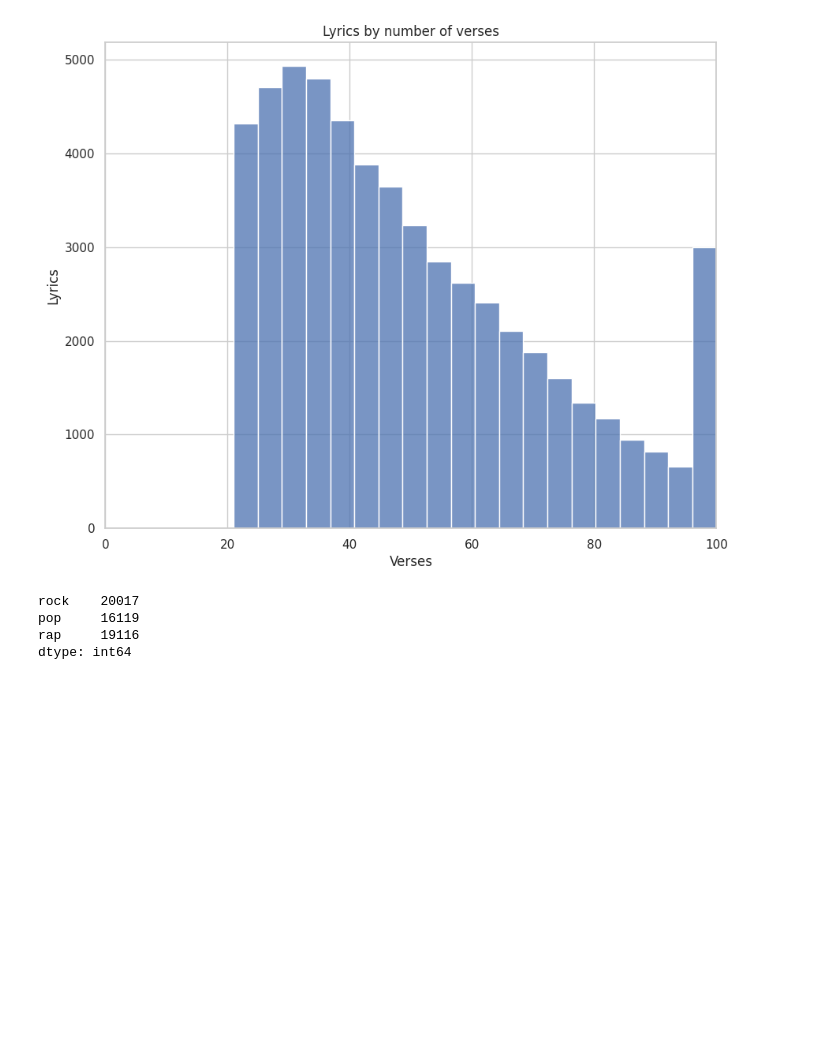
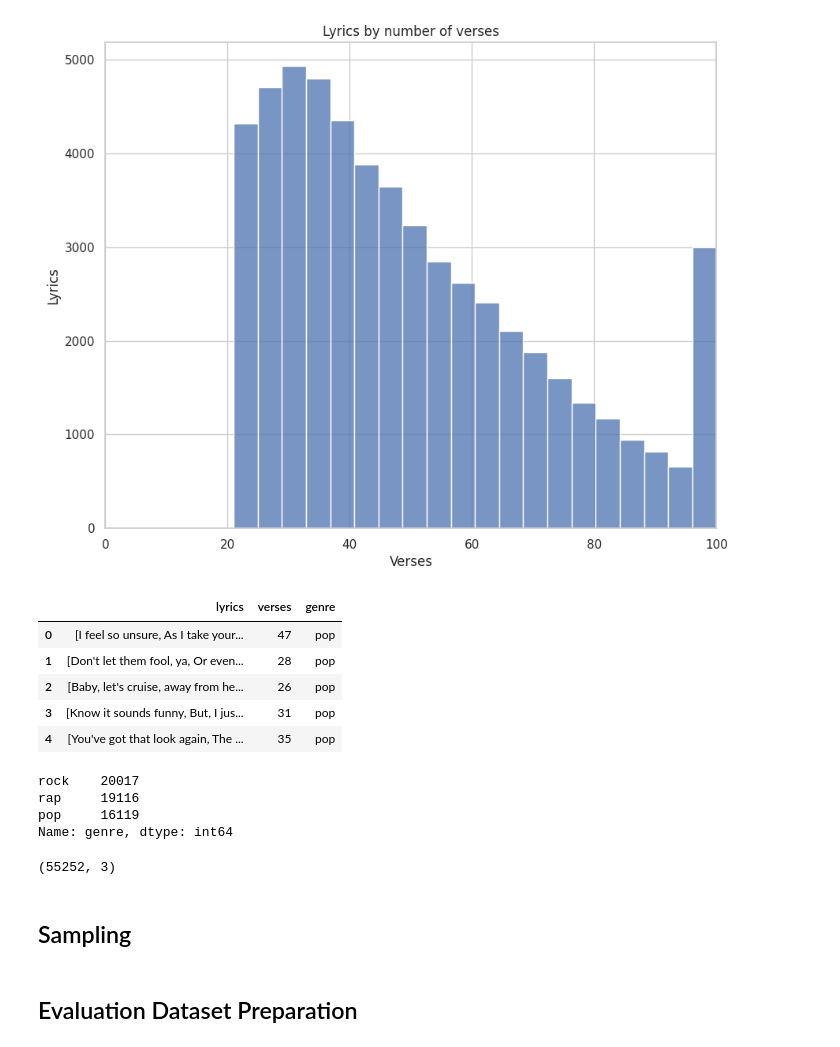
Before and after one commit to mattiapggioli/lyrics2ts, a Jupyter notebook: notebooks/data_preparation.ipynb, the cells around one changed output. Cells and saved outputs as stored; diff of their text form; code cells hidden in the pictures; blank space fills up the shorter version.

Commit message:
prepare evaluation dataset

```diff
--- a/notebooks/data_preparation.ipynb
+++ b/notebooks/data_preparation.ipynb
@@ -236,10 +241,3 @@ ax.set_xlim([0, 100])
 plt.show()
 # %% [output]
 [figure]
-# %%
-df[genre_labels].sum(axis=0)
-# %% [output]
-rock    20017
-pop     16119
-rap     19116
-dtype: int64
@@ -258,0 +244,28 @@ df_sample8k.to_csv('../data/lyrics_sample8k.csv', index=False)
+# %%
+# Map again dummy variables to labels
+df['genre'] = df[['rock', 'pop', 'rap']].apply(lambda x: 'rock' if x[0] == 1 else ('pop' if x[1] == 1 else ('rap' if x[2] == 1 else None)), axis=1)
+
+# Drop dummy variables
+df = df.drop(columns=['rock', 'pop', 'rap'])
+
+df.head()
+# %% [output]
+|  | lyrics | verses | genre |
+| 0 | [I feel so unsure, As I take your... | 47 | pop |
+| 1 | [Don't let them fool, ya, Or even... | 28 | pop |
+| 2 | [Baby, let's cruise, away from he... | 26 | pop |
+| 3 | [Know it sounds funny, But, I jus... | 31 | pop |
+| 4 | [You've got that look again, The ... | 35 | pop |
+# %%
+df['genre'].value_counts()
+# %% [output]
+rock    20017
+rap     19116
+pop     16119
+Name: genre, dtype: int64
+# %%
+df.shape
+# %% [output]
+(55252, 3)
+# %% [markdown]
+## Sampling
@@ -258,0 +283,2 @@ df_sample8k.to_csv('../data/lyrics_sample8k.csv', index=False)
+# %% [markdown]
+## Evaluation Dataset Preparation
```
Also changed, not shown: parts of 25 cells of this notebook.
